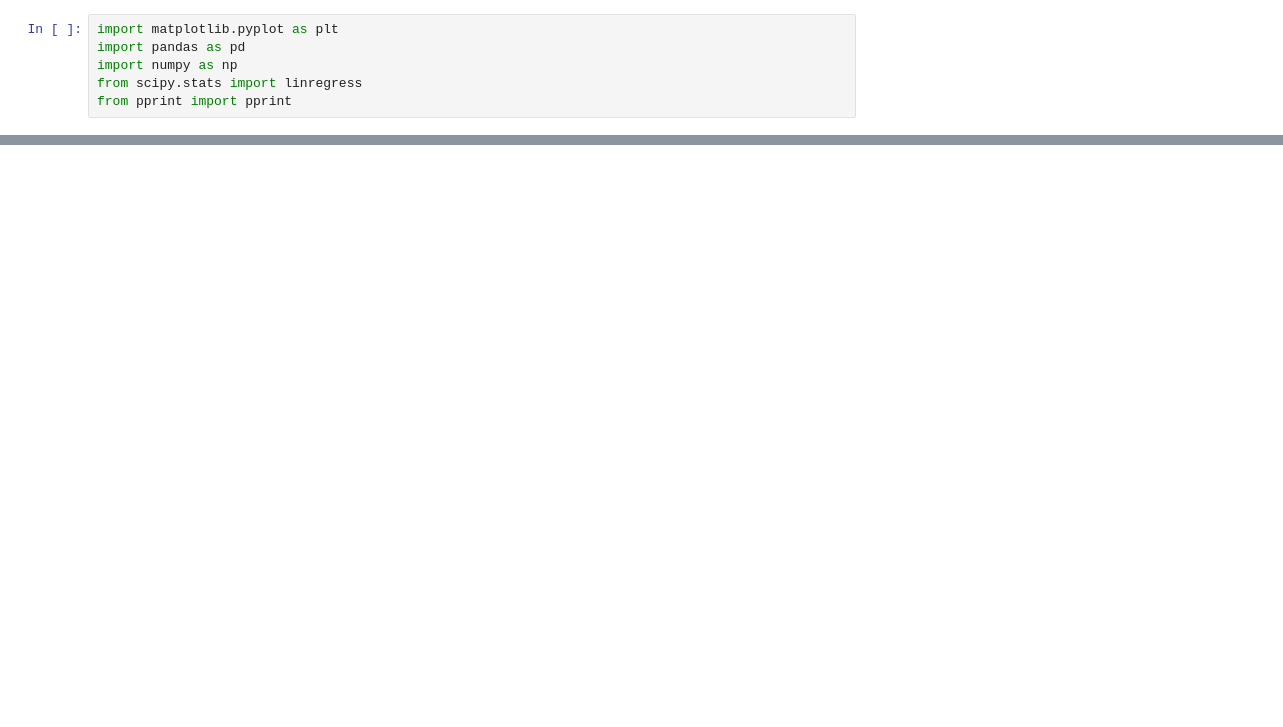
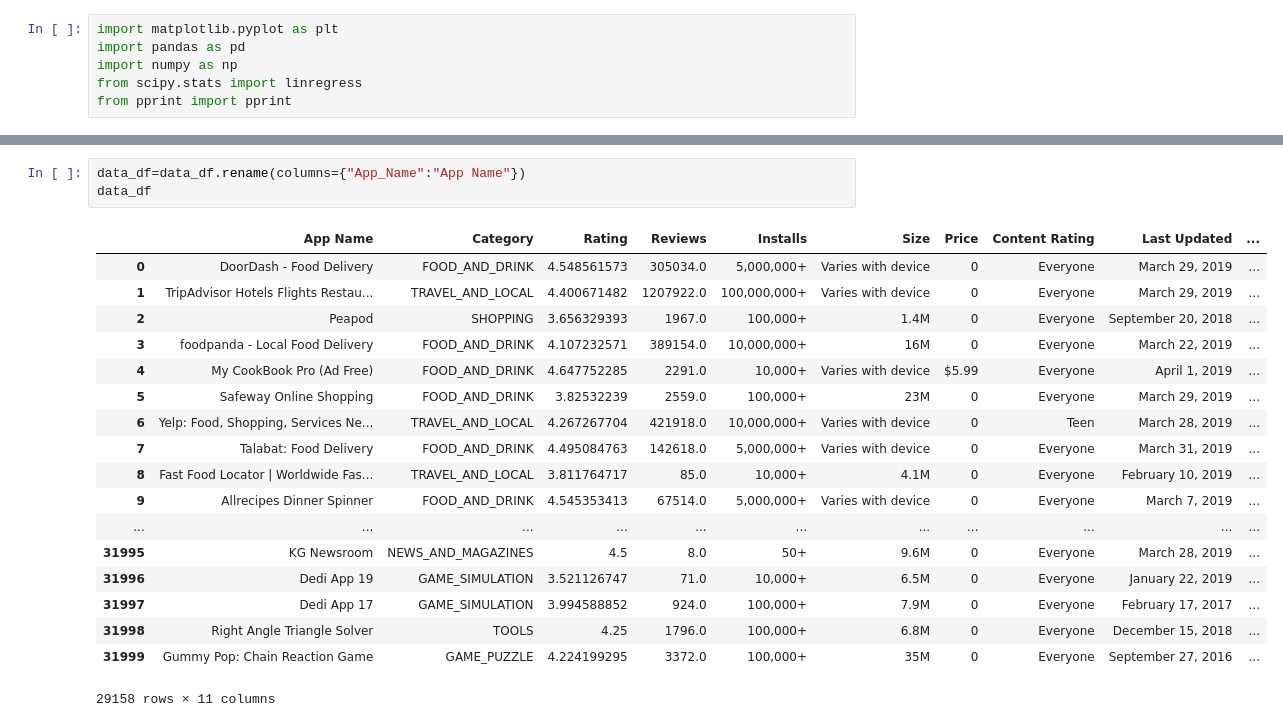
Before and after one commit to jingchliu/Bootcamp_Project_1, a Jupyter notebook: Project Work.ipynb, the cells around one changed output, grey strips where cells are left out. Drawn from its saved outputs; the diff is of its cells as text; blank space fills up the shorter version.

```diff
--- a/Project Work.ipynb
+++ b/Project Work.ipynb
@@ -16,0 +21,22 @@ data_df.head()
+# %%
+data_df=data_df.rename(columns={"App_Name":"App Name"})
+data_df
+# %% [output]
+|  | App Name | Category | Rating | Reviews | Installs | Size | Price | Content Rating | Last Updated | ... |
+| 0 | DoorDash - Food Delivery | FOOD_AND_DRINK | 4.548561573 | 305034.0 | 5,000,000+ | Varies with device | 0 | Everyone | March 29, 2019 | ... |
+| 1 | TripAdvisor Hotels Flights Restau... | TRAVEL_AND_LOCAL | 4.400671482 | 1207922.0 | 100,000,000+ | Varies with device | 0 | Everyone | March 29, 2019 | ... |
+| 2 | Peapod | SHOPPING | 3.656329393 | 1967.0 | 100,000+ | 1.4M | 0 | Everyone | September 20, 2018 | ... |
+| 3 | foodpanda - Local Food Delivery | FOOD_AND_DRINK | 4.107232571 | 389154.0 | 10,000,000+ | 16M | 0 | Everyone | March 22, 2019 | ... |
+| 4 | My CookBook Pro (Ad Free) | FOOD_AND_DRINK | 4.647752285 | 2291.0 | 10,000+ | Varies with device | $5.99 | Everyone | April 1, 2019 | ... |
+| 5 | Safeway Online Shopping | FOOD_AND_DRINK | 3.82532239 | 2559.0 | 100,000+ | 23M | 0 | Everyone | March 29, 2019 | ... |
+| 6 | Yelp: Food, Shopping, Services Ne... | TRAVEL_AND_LOCAL | 4.267267704 | 421918.0 | 10,000,000+ | Varies with device | 0 | Teen | March 28, 2019 | ... |
+| 7 | Talabat: Food Delivery | FOOD_AND_DRINK | 4.495084763 | 142618.0 | 5,000,000+ | Varies with device | 0 | Everyone | March 31, 2019 | ... |
+| 8 | Fast Food Locator | Worldwide Fas... | TRAVEL_AND_LOCAL | 3.811764717 | 85.0 | 10,000+ | 4.1M | 0 | Everyone | February 10, 2019 | ... |
+| 9 | Allrecipes Dinner Spinner | FOOD_AND_DRINK | 4.545353413 | 67514.0 | 5,000,000+ | Varies with device | 0 | Everyone | March 7, 2019 | ... |
+| ... | ... | ... | ... | ... | ... | ... | ... | ... | ... | ... |
+| 31995 | KG Newsroom | NEWS_AND_MAGAZINES | 4.5 | 8.0 | 50+ | 9.6M | 0 | Everyone | March 28, 2019 | ... |
+| 31996 | Dedi App 19 | GAME_SIMULATION | 3.521126747 | 71.0 | 10,000+ | 6.5M | 0 | Everyone | January 22, 2019 | ... |
+| 31997 | Dedi App 17 | GAME_SIMULATION | 3.994588852 | 924.0 | 100,000+ | 7.9M | 0 | Everyone | February 17, 2017 | ... |
+| 31998 | Right Angle Triangle Solver | TOOLS | 4.25 | 1796.0 | 100,000+ | 6.8M | 0 | Everyone | December 15, 2018 | ... |
+| 31999 | Gummy Pop: Chain Reaction Game | GAME_PUZZLE | 4.224199295 | 3372.0 | 100,000+ | 35M | 0 | Everyone | September 27, 2016 | ... |
+29158 rows × 11 columns
```
Also changed, not shown: parts of 4 cells of this notebook.
